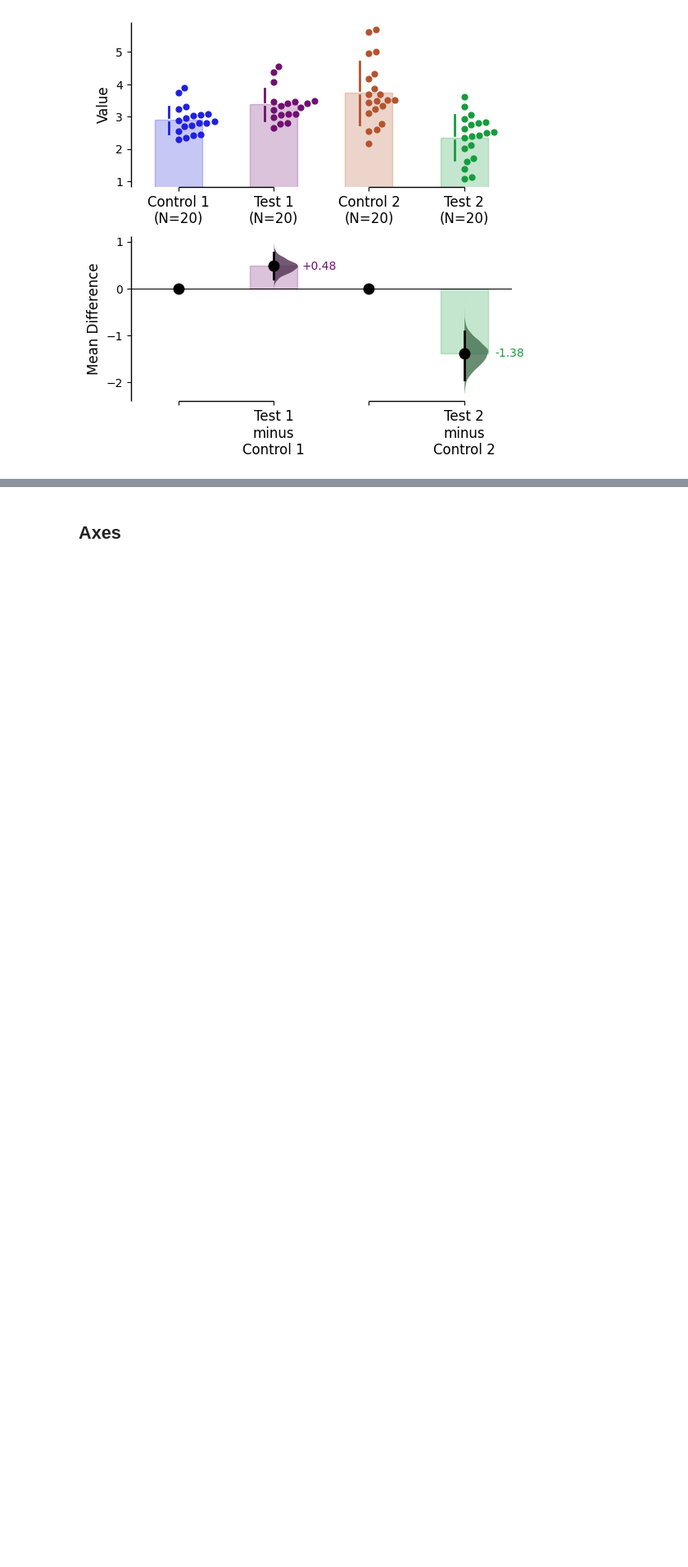
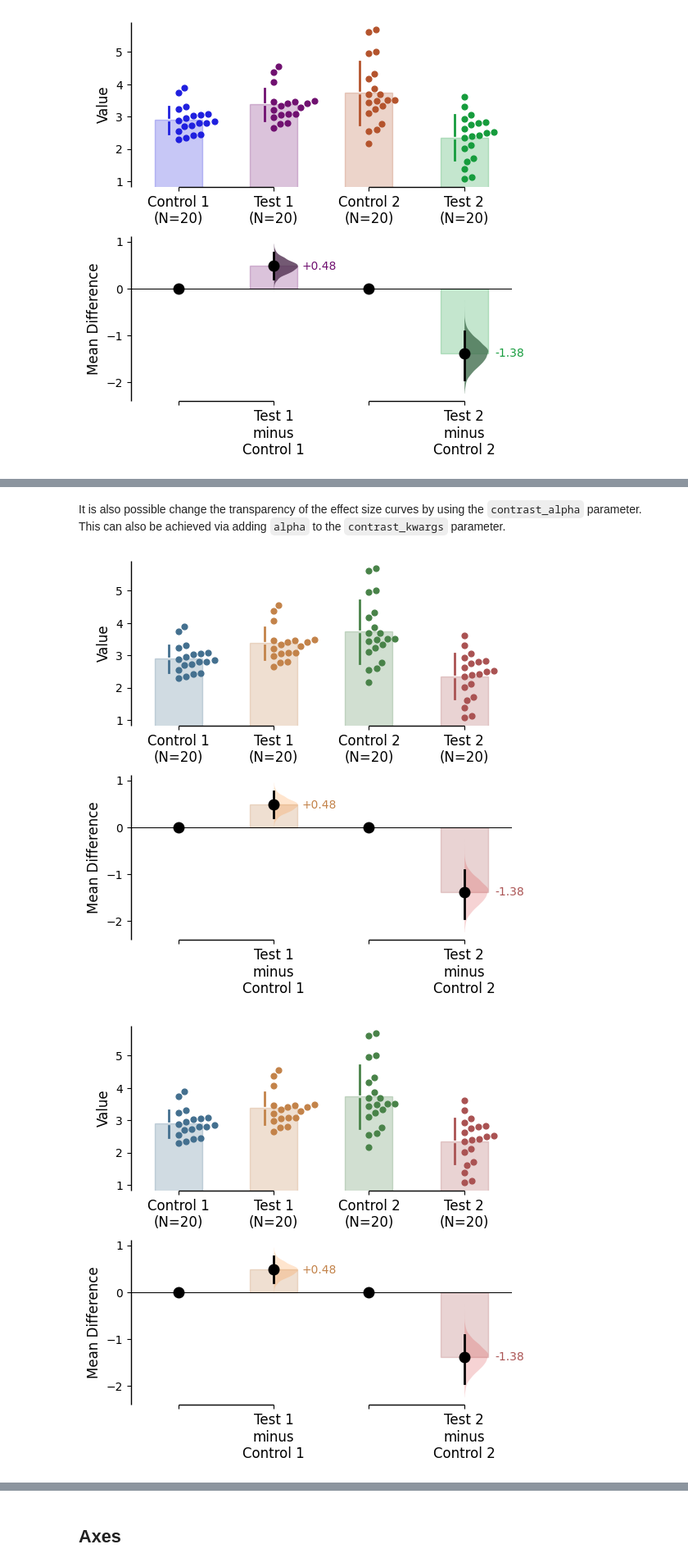
Before and after one commit to ACCLAB/DABEST-python, a Jupyter notebook: nbs/tutorials/09-plot_aesthetics.ipynb, the cells around one changed output, grey strips where cells are left out. Shown at 82% size. Drawn from its saved outputs; the diff is of its cells as text; code cells hidden in the pictures; blank space fills up the shorter version.

```diff
--- a/nbs/tutorials/09-plot_aesthetics.ipynb
+++ b/nbs/tutorials/09-plot_aesthetics.ipynb
@@ -239,2 +251,12 @@ multi_2group.mean_diff.plot(custom_palette=my_color_palette,
+# %% [markdown]
+It is also possible change the transparency of the effect size curves by using the `contrast_alpha` parameter. This can also be
+achieved via adding `alpha` to the `contrast_kwargs` parameter.
+# %%
+multi_2group.mean_diff.plot(contrast_alpha=0.2);
+
+multi_2group.mean_diff.plot(contrast_kwargs={'alpha':0.2});
+# %% [output]
+[figure, added]
+[figure, added]
 # %% [markdown]
 ## Marker size
```
Also changed, not shown: parts of 37 cells of this notebook, 35 other files.
